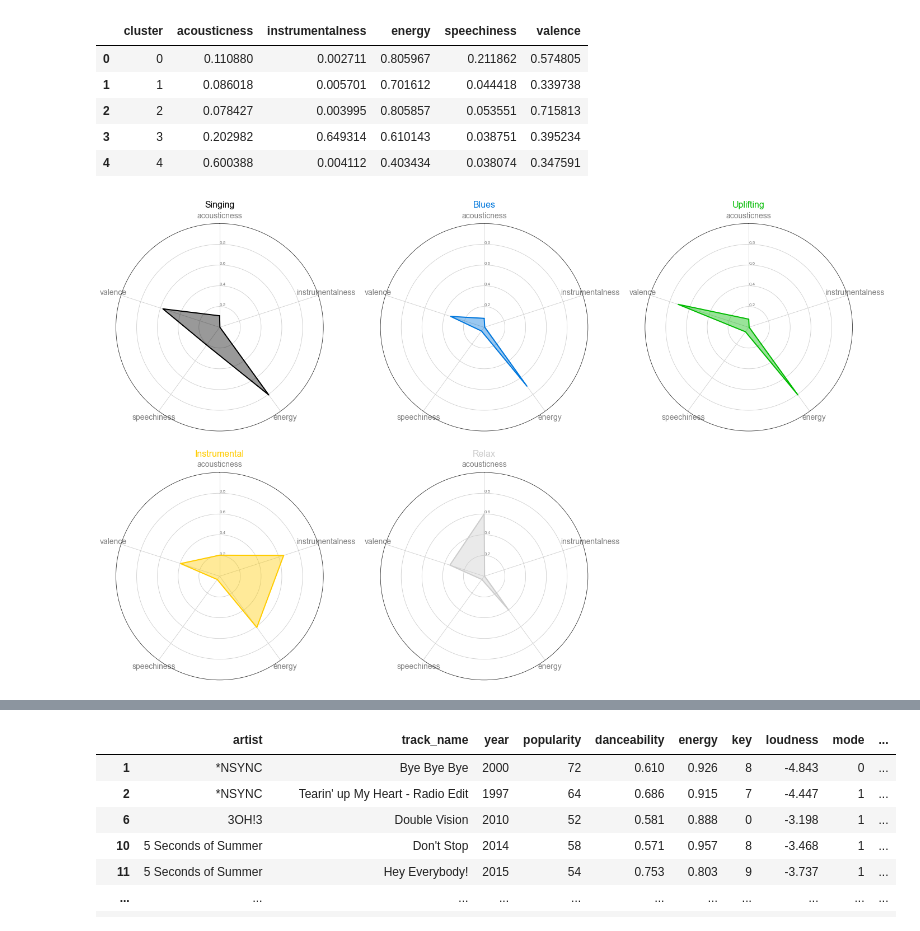
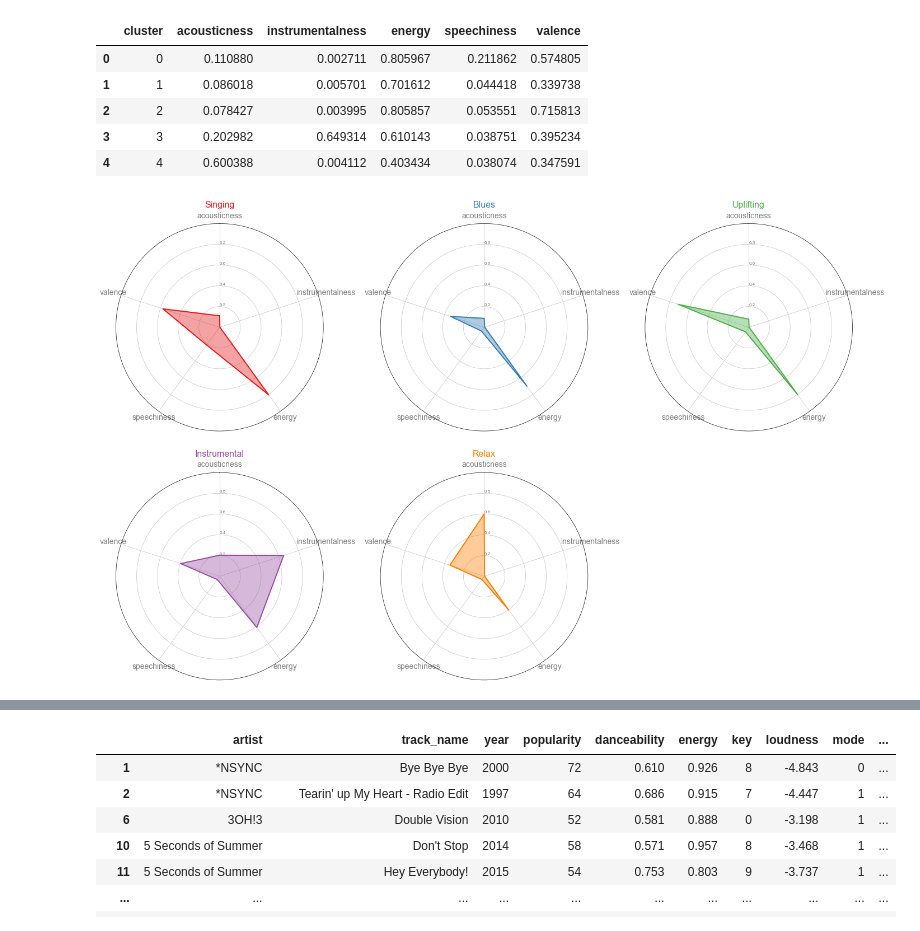
Before and after one commit to jayzhoukj/personal_projects, a Jupyter notebook: Spotify Analytics/clustering_kmeans.ipynb, the cells around one changed output, grey strips where cells are left out. Cells and saved outputs as stored; diff of their text form; code cells hidden in the pictures.

```diff
--- a/Spotify Analytics/clustering_kmeans.ipynb
+++ b/Spotify Analytics/clustering_kmeans.ipynb
@@ -445,24 +447,20 @@ def make_radar(row, title, color, dframe, num_clusters):
 # %%
 # initialize the figure
 p = '#173F5F', '#20639B', '#3CAEA3', '#F6D55C', '#ED553B'
 plt.figure(figsize=(24,15))
-
-# Create a color palette:
-my_palette = plt.cm.get_cmap('nipy_spectral', len(df_radar.index))
 
 # Create cluster name
 title_list = ['Singing', 'Blues', 'Uplifting', 'Instrumental', 'Relax']
 
 # Loop to plot
 for row in range(0, len(df_radar.index)):
     make_radar(row=row, title=title_list[row],
-               color=my_palette(row), dframe=df_radar, num_clusters=len(df_radar.index))
-
+               color=cm.Set1.colors[row], dframe=df_radar, num_clusters=len(df_radar.index))
 
 # Show plot
 plt.show()
 # %% [output]
-[figure, old version]
+[figure, new version]
 # %%
 cluster_num = 0
 df_cluster1 = df[df['cluster'] == cluster_num]
```
Also changed, not shown: parts of 1 cell of this notebook.
